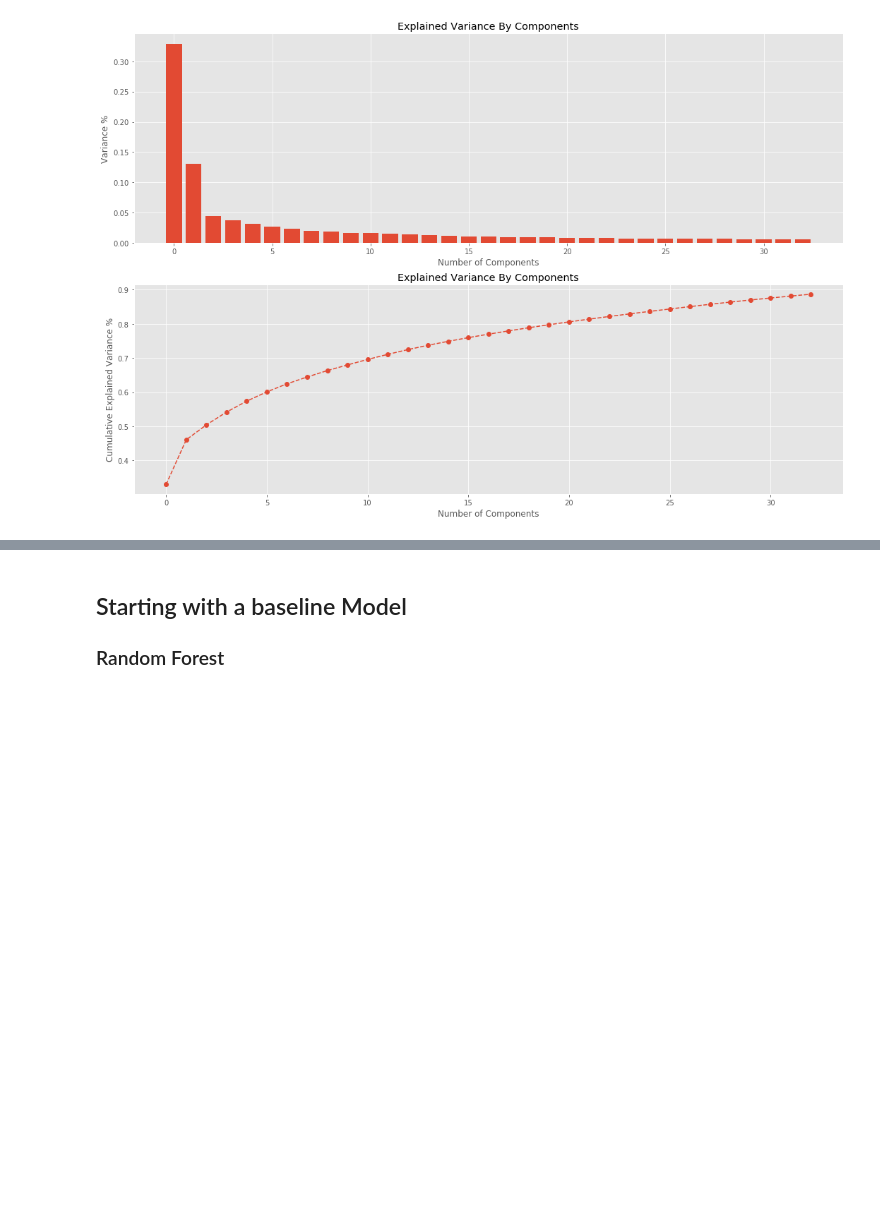
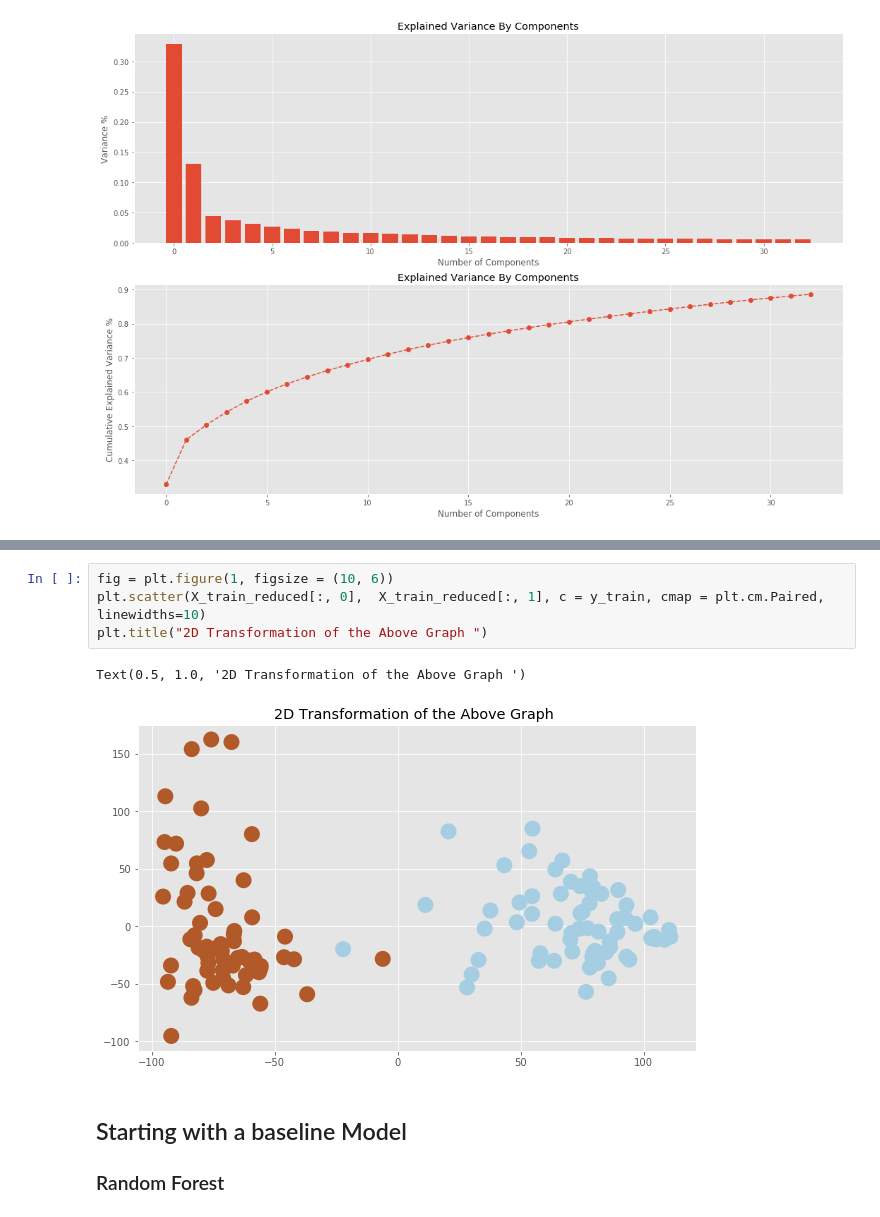
Before and after one commit to phamc4/Genetic_Diagnosis, a Jupyter notebook: Model_Comparisons.ipynb, the cells around one changed output, grey strips where cells are left out. Cells and saved outputs as stored; diff of their text form; blank space fills up the shorter version.

```diff
--- a/Model_Comparisons.ipynb
+++ b/Model_Comparisons.ipynb
@@ -113,3 +157,10 @@ plotly.offline.iplot(fig)
+# %%
+fig = plt.figure(1, figsize = (10, 6))
+plt.scatter(X_train_reduced[:, 0],  X_train_reduced[:, 1], c = y_train, cmap = plt.cm.Paired, linewidths=10)
+plt.title("2D Transformation of the Above Graph ")
+# %% [output]
+Text(0.5, 1.0, '2D Transformation of the Above Graph ')
+[figure, added]
 # %% [markdown]
 ## Starting with a baseline Model
 
```
Also changed, not shown: parts of 4 cells of this notebook.
